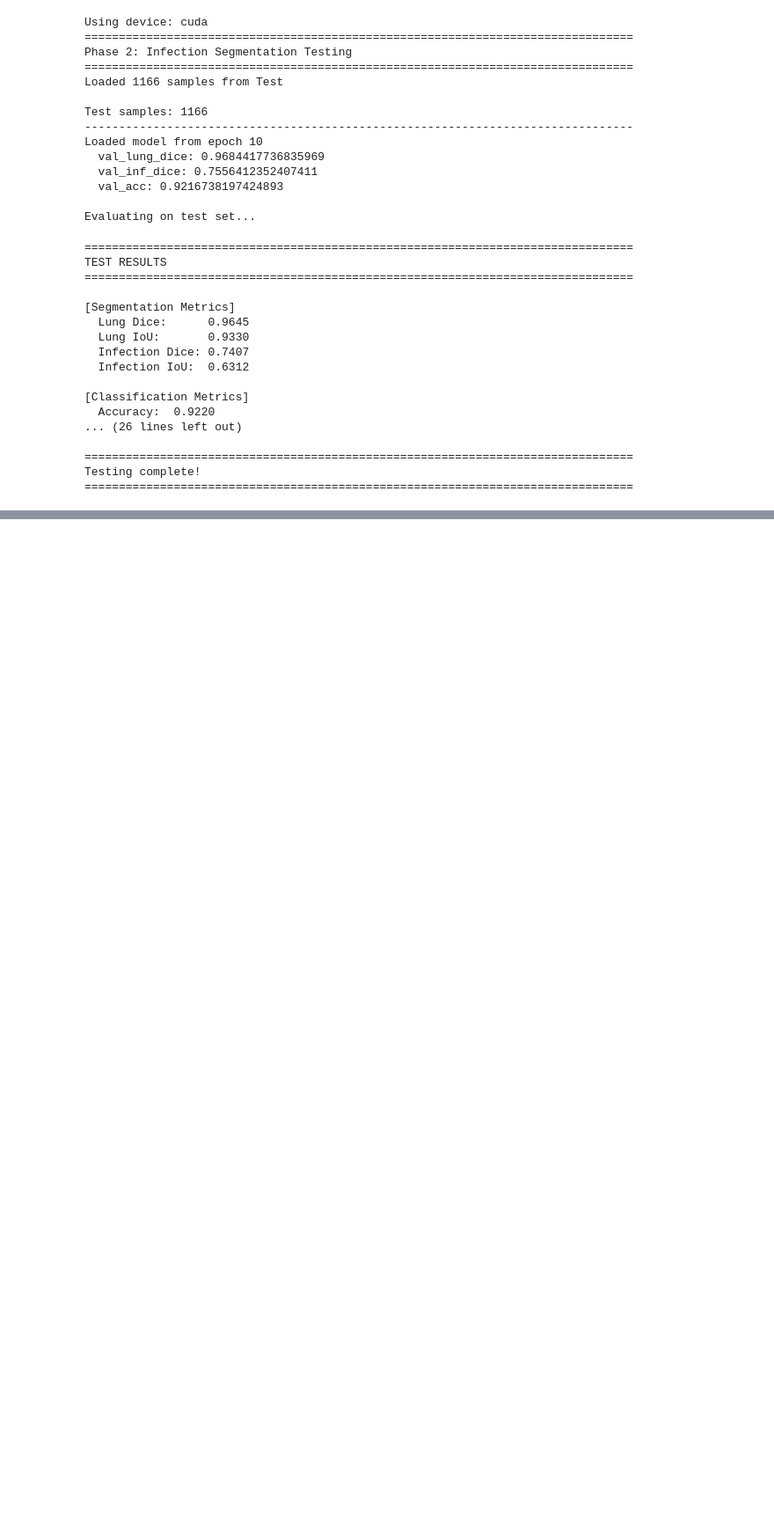
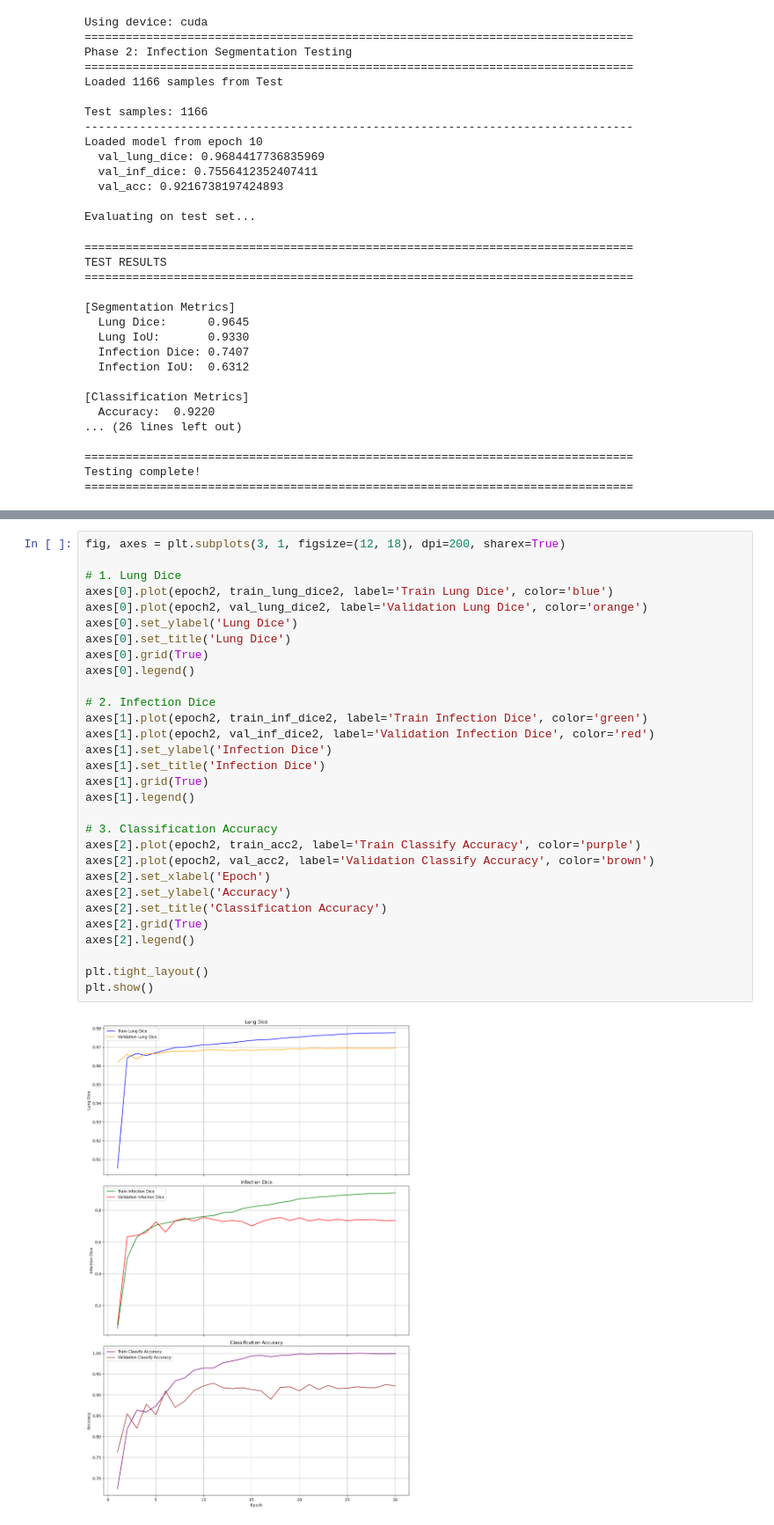
Before and after one commit to ZenHKD/mlmed2026, a Jupyter notebook: practice3/COVID19.ipynb, the cells around one changed output, grey strips where cells are left out. Shown at 88% size. Cells and saved outputs as stored; diff of their text form; blank space fills up the shorter version.

```diff
--- a/practice3/COVID19.ipynb
+++ b/practice3/COVID19.ipynb
@@ -129,0 +276,32 @@ Testing complete!
+# %%
+fig, axes = plt.subplots(3, 1, figsize=(12, 18), dpi=200, sharex=True)
+
+# 1. Lung Dice
+axes[0].plot(epoch2, train_lung_dice2, label='Train Lung Dice', color='blue')
+axes[0].plot(epoch2, val_lung_dice2, label='Validation Lung Dice', color='orange')
+axes[0].set_ylabel('Lung Dice')
+axes[0].set_title('Lung Dice')
+axes[0].grid(True)
+axes[0].legend()
+
+# 2. Infection Dice
+axes[1].plot(epoch2, train_inf_dice2, label='Train Infection Dice', color='green')
+axes[1].plot(epoch2, val_inf_dice2, label='Validation Infection Dice', color='red')
+axes[1].set_ylabel('Infection Dice')
+axes[1].set_title('Infection Dice')
+axes[1].grid(True)
+axes[1].legend()
+
+# 3. Classification Accuracy
+axes[2].plot(epoch2, train_acc2, label='Train Classify Accuracy', color='purple')
+axes[2].plot(epoch2, val_acc2, label='Validation Classify Accuracy', color='brown')
+axes[2].set_xlabel('Epoch')
+axes[2].set_ylabel('Accuracy')
+axes[2].set_title('Classification Accuracy')
+axes[2].grid(True)
+axes[2].legend()
+
+plt.tight_layout()
+plt.show()
+# %% [output]
+[figure, added]
```
Also changed, not shown: parts of 5 cells of this notebook, 7 other files.
